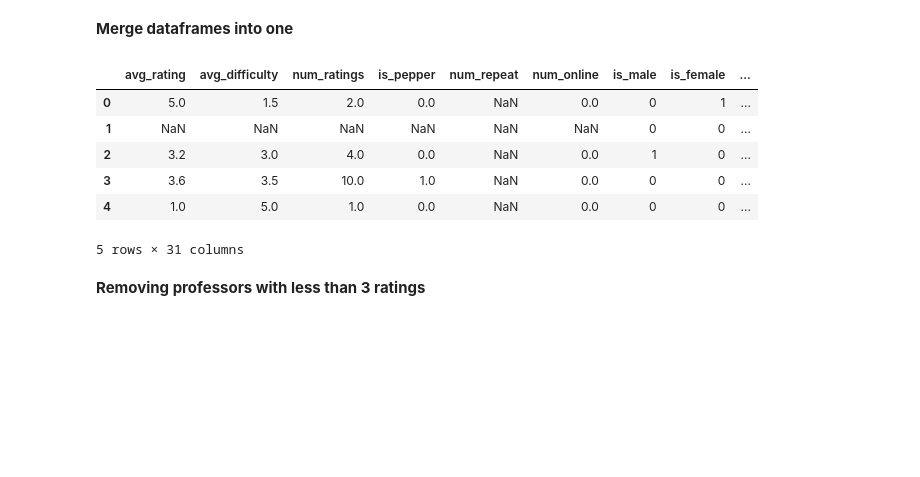
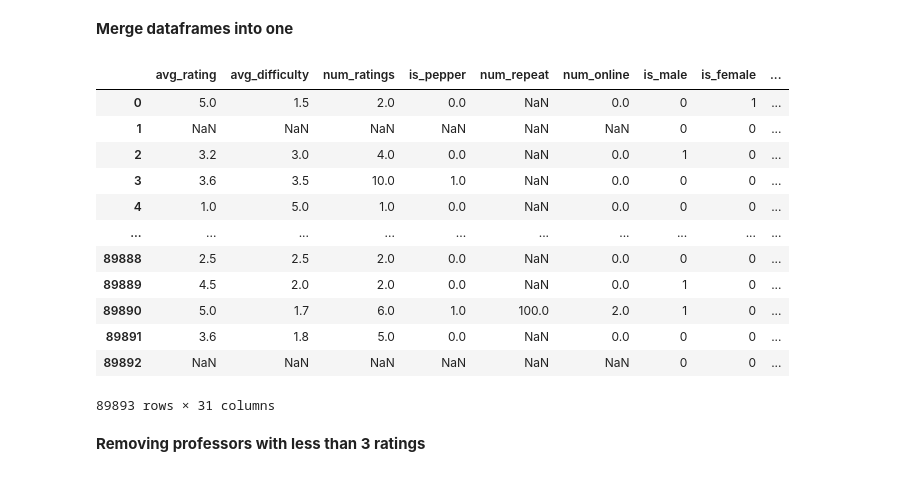
Before and after one commit to rebrinehart/rmpCaptoneAnalysis, a Jupyter notebook: Becca_Capstone_Project.ipynb, the cells around one changed output. Drawn from its saved outputs; the diff is of its cells as text; code cells hidden in the pictures; blank space fills up the shorter version.

```diff
--- a/Becca_Capstone_Project.ipynb
+++ b/Becca_Capstone_Project.ipynb
@@ -21,9 +21,11 @@ import seaborn as sns
 
 from scipy import stats
 from sklearn.model_selection import train_test_split, cross_val_score
-from sklearn.linear_model import Ridge
+from sklearn.linear_model import Ridge, RidgeCV
 from sklearn.preprocessing import StandardScaler
 from sklearn.metrics import mean_squared_error, r2_score
 from sklearn.model_selection import GridSearchCV
+
+pd.set_option('display.max_columns', None)
 # %%
 # Seed random generator using Eric's N-number
@@ -34,7 +36,12 @@ def load_data(filename):
   col_names = {
     'rmpCapstoneNum.csv': ['avg_rating', 'avg_difficulty', 'num_ratings', 'is_pepper', 'num_repeat', 'num_online', 'is_male', 'is_female'],
     'rmpCapstoneQual.csv': ['major', 'university', 'state'],
-    'rmpCapstoneTags.csv': ['tag1', 'tag2', 'tag3', 'tag4', 'tag5', 'tag6', 'tag7', 'tag8', 'tag9', 'tag10', 'tag11', 'tag12', 'tag13', 'tag14', 'tag15', 'tag16', 'tag17', 'tag18', 'tag19', 'tag20']
+    'rmpCapstoneTags.csv': ["Tough grader", "Good feedback", "Respected", "Lots to read",
+             "Participation matters", "Don't skip", "Lots of homework",
+             "Inspirational", "Pop quizzes", "Accessible", "So many papers",
+             "Clear grading", "Hilarious", "Test heavy", "Graded by few things",
+             "Amazing lectures", "Caring", "Extra credit", "Group projects",
+             "Lecture heavy"]
   }
   return pd.read_csv(filename, names=col_names[filename])
 
@@ -77,15 +84,21 @@ print(len(df_tags))
 **Merge dataframes into one**
 # %%
 raw_df = pd.concat([df_num, df_qual, df_tags], axis = 1)
-raw_df.head()
+raw_df
 # %% [output]
 |  | avg_rating | avg_difficulty | num_ratings | is_pepper | num_repeat | num_online | is_male | is_female | ... |
 | 0 | 5.0 | 1.5 | 2.0 | 0.0 | NaN | 0.0 | 0 | 1 | ... |
 | 1 | NaN | NaN | NaN | NaN | NaN | NaN | 0 | 0 | ... |
 | 2 | 3.2 | 3.0 | 4.0 | 0.0 | NaN | 0.0 | 1 | 0 | ... |
 | 3 | 3.6 | 3.5 | 10.0 | 1.0 | NaN | 0.0 | 0 | 0 | ... |
 | 4 | 1.0 | 5.0 | 1.0 | 0.0 | NaN | 0.0 | 0 | 0 | ... |
+| ... | ... | ... | ... | ... | ... | ... | ... | ... | ... |
+| 89888 | 2.5 | 2.5 | 2.0 | 0.0 | NaN | 0.0 | 0 | 0 | ... |
+| 89889 | 4.5 | 2.0 | 2.0 | 0.0 | NaN | 0.0 | 1 | 0 | ... |
+| 89890 | 5.0 | 1.7 | 6.0 | 1.0 | 100.0 | 2.0 | 1 | 0 | ... |
+| 89891 | 3.6 | 1.8 | 5.0 | 0.0 | NaN | 0.0 | 0 | 0 | ... |
+| 89892 | NaN | NaN | NaN | NaN | NaN | NaN | 0 | 0 | ... |
-5 rows × 31 columns
+89893 rows × 31 columns
 # %% [markdown]
 **Removing professors with less than 3 ratings**
 # %%
```
Also changed, not shown: parts of 20 cells of this notebook.
